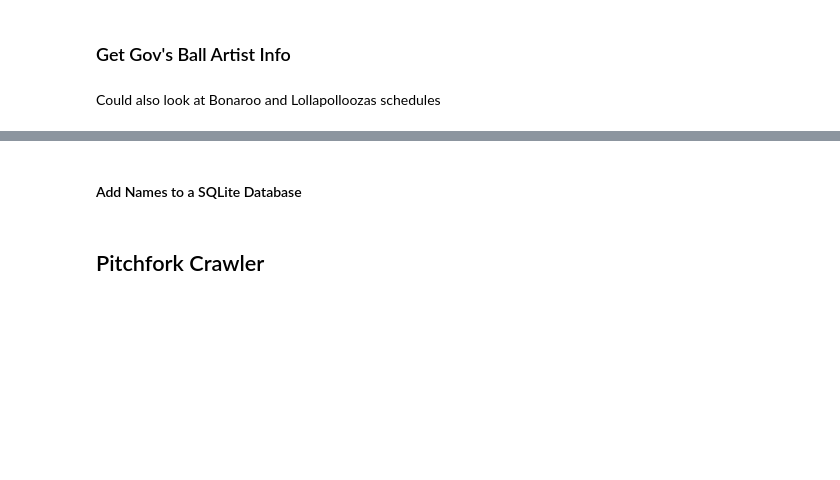
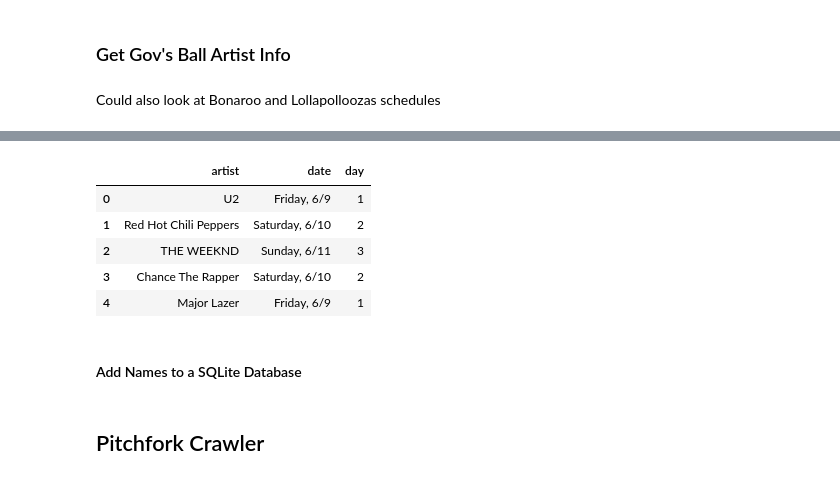
Before and after one commit to timdmulligan/govs_ball_schedule, a Jupyter notebook: crawl_govs_ball.ipynb, the cells around one changed output, grey strips where cells are left out. Saved outputs shown, nothing was run; the diff lists cells and outputs as text; code cells hidden in the pictures; blank space fills up the shorter version.

```diff
--- a/crawl_govs_ball.ipynb
+++ b/crawl_govs_ball.ipynb
@@ -47,2 +93,31 @@ govs_ball_data
+# %%
+#Grab the artist info from the  Bonnaroo website
+with urllib.request.urlopen("https://www.bonnaroo.com/lineup/interactive/") as url:
+    s = url.read()
+soup = BeautifulSoup(s, "lxml")
+
+info = soup.findAll('div', {"class":"c-lineup__artist"})
+#Put those names in a list, then a dataframe
+bonnaroo_data = pd.DataFrame([])
+for i in info:
+    artist = i.attrs['data-title']
+    date = i.attrs["data-day-titles"]
+    bonnaroo_data = bonnaroo_data.append(pd.DataFrame({'artist': artist, #Create the table
+                                                         'date'  : date},
+                                                  index=[0]),
+                                     ignore_index=True)
+
+bonnaroo_data["day"] = np.where(bonnaroo_data["date"].str.contains("Friday"), "1",
+                                np.where(bonnaroo_data["date"].str.contains("Saturday"), "2", "3"))
+bonnaroo_data["date"] = bonnaroo_data["date"].str.slice(2, -2)
+bonnaroo_data["date"] = bonnaroo_data["date"].str.replace("\\", "")
+bonnaroo_data.head()
+# %% [output]
+|  | artist | date | day |
+| 0 | U2 | Friday, 6/9 | 1 |
+| 1 | Red Hot Chili Peppers | Saturday, 6/10 | 2 |
+| 2 | THE WEEKND | Sunday, 6/11 | 3 |
+| 3 | Chance The Rapper | Saturday, 6/10 | 2 |
+| 4 | Major Lazer | Friday, 6/9 | 1 |
 # %% [markdown]
 #### Add Names to a SQLite Database
```
Also changed, not shown: parts of 9 cells of this notebook, 13 other files.
